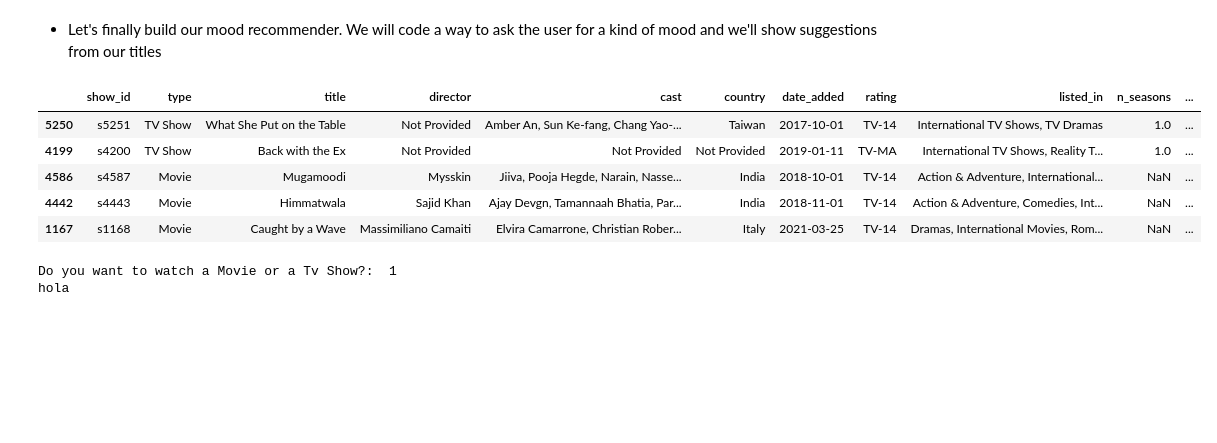
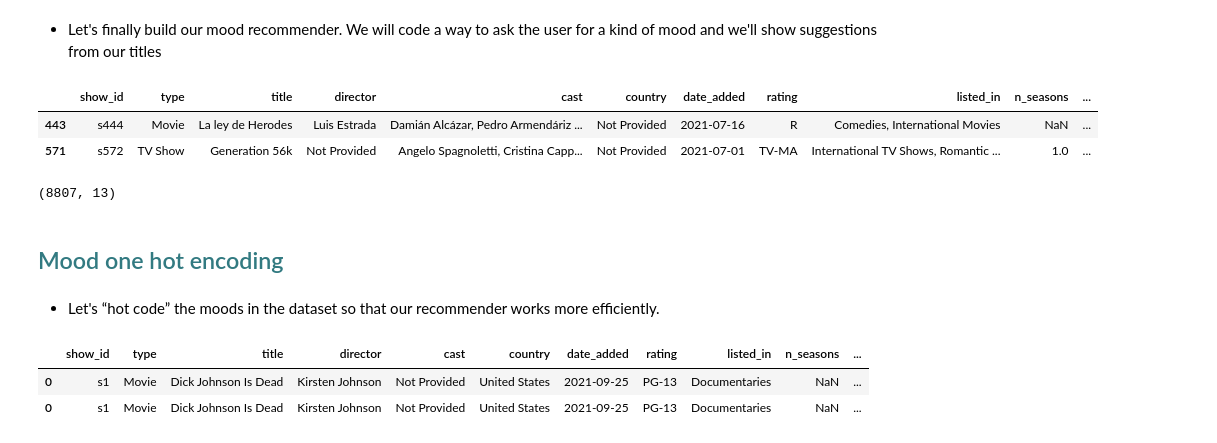
Before and after one commit to TonioDominguez/Netflix_mood_recommender, a Jupyter notebook: Mood_recommender.ipynb, the cells around one changed output. Drawn from its saved outputs; the diff is of its cells as text; code cells hidden in the pictures; blank space fills up the shorter version.

Commit message:
up2date

```diff
--- a/Mood_recommender.ipynb
+++ b/Mood_recommender.ipynb
@@ -30,11 +30,8 @@ df = data.copy()
 # %%
 # First let's check a sample our final df
 
-df.sample(5)
+df.sample(2)
 # %% [output]
 |  | show_id | type | title | director | cast | country | date_added | rating | listed_in | n_seasons | ... |
-| 5250 | s5251 | TV Show | What She Put on the Table | Not Provided | Amber An, Sun Ke-fang, Chang Yao-... | Taiwan | 2017-10-01 | TV-14 | International TV Shows, TV Dramas | 1.0 | ... |
-| 4199 | s4200 | TV Show | Back with the Ex | Not Provided | Not Provided | Not Provided | 2019-01-11 | TV-MA | International TV Shows, Reality T... | 1.0 | ... |
-| 4586 | s4587 | Movie | Mugamoodi | Mysskin | Jiiva, Pooja Hegde, Narain, Nasse... | India | 2018-10-01 | TV-14 | Action & Adventure, International... | NaN | ... |
-| 4442 | s4443 | Movie | Himmatwala | Sajid Khan | Ajay Devgn, Tamannaah Bhatia, Par... | India | 2018-11-01 | TV-14 | Action & Adventure, Comedies, Int... | NaN | ... |
-| 1167 | s1168 | Movie | Caught by a Wave | Massimiliano Camaiti | Elvira Camarrone, Christian Rober... | Italy | 2021-03-25 | TV-14 | Dramas, International Movies, Rom... | NaN | ... |
+| 443 | s444 | Movie | La ley de Herodes | Luis Estrada | Damián Alcázar, Pedro Armendáriz ... | Not Provided | 2021-07-16 | R | Comedies, International Movies | NaN | ... |
+| 571 | s572 | TV Show | Generation 56k | Not Provided | Angelo Spagnoletti, Cristina Capp... | Not Provided | 2021-07-01 | TV-MA | International TV Shows, Romantic ... | 1.0 | ... |
@@ -43,8 +38,8 @@ def mood_recommender():
-# %%
-choice = int(input("Do you want to watch a Movie or a Tv Show?: "))
-
-if choice == 1:
-    print("hola")
-# %% [output]
-Do you want to watch a Movie or a Tv Show?:  1
-hola
+# %%
+df.shape
+# %% [output]
+(8807, 13)
+# %% [markdown]
+<h2 style="color: #327a81;">Mood one hot encoding</h2>
+# %% [markdown]
+- Let's “hot code” the moods in the dataset so that our recommender works more efficiently.
@@ -50,0 +54,8 @@ hola
+# %%
+# Check out the encoding results
+
+mood_encoding.head(2)
+# %% [output]
+|  | show_id | type | title | director | cast | country | date_added | rating | listed_in | n_seasons | ... |
+| 0 | s1 | Movie | Dick Johnson Is Dead | Kirsten Johnson | Not Provided | United States | 2021-09-25 | PG-13 | Documentaries | NaN | ... |
+| 0 | s1 | Movie | Dick Johnson Is Dead | Kirsten Johnson | Not Provided | United States | 2021-09-25 | PG-13 | Documentaries | NaN | ... |
```
Also changed, not shown: parts of 11 cells of this notebook.
